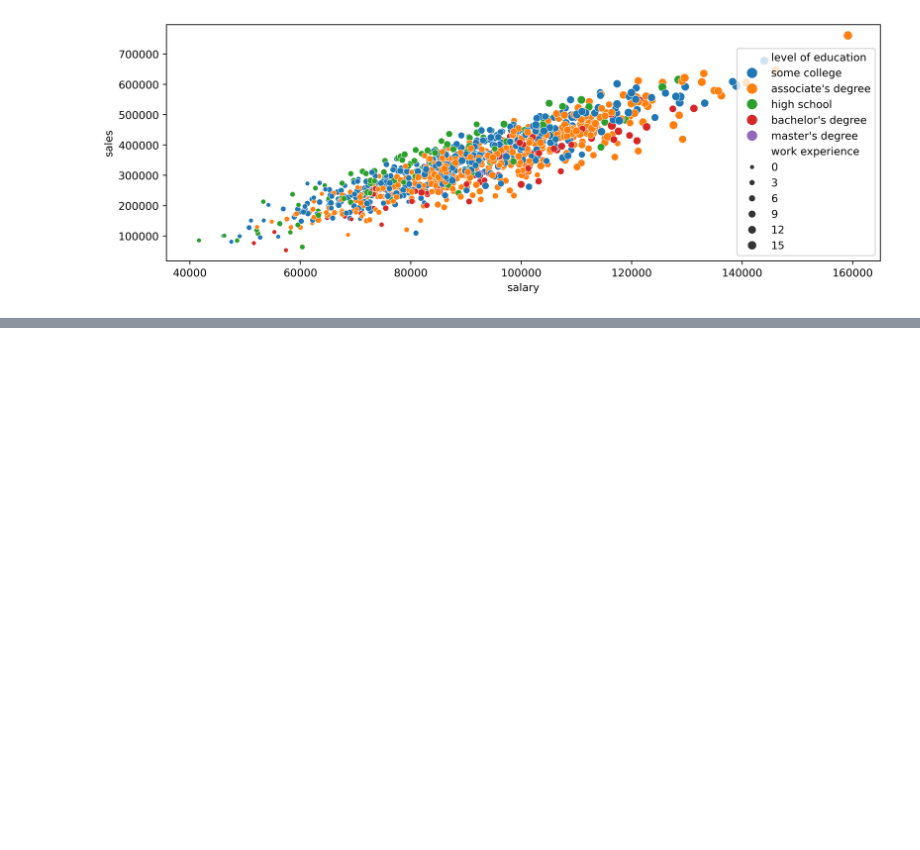
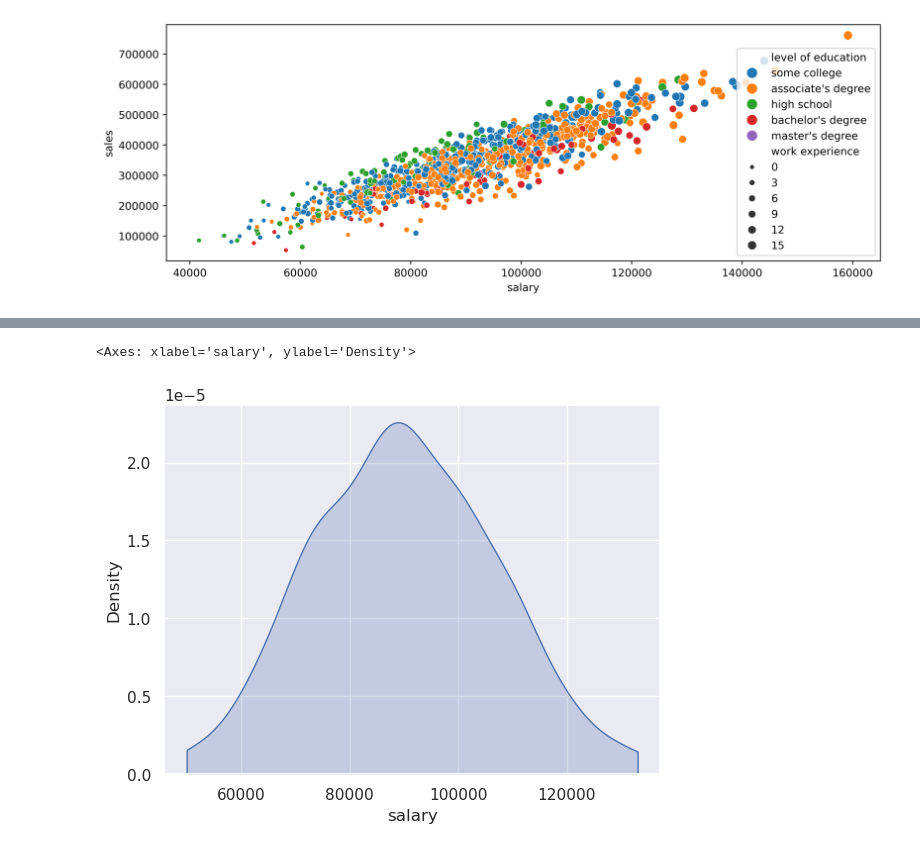
Before and after one commit to Cotidie/STEADY, a Jupyter notebook: knowledge/data-science/03-seaborn.ipynb, the cells around one changed output, grey strips where cells are left out. Drawn from its saved outputs; the diff is of its cells as text; code cells hidden in the pictures; blank space fills up the shorter version.

```diff
--- a/knowledge/data-science/03-seaborn.ipynb
+++ b/knowledge/data-science/03-seaborn.ipynb
@@ -67,0 +101,6 @@ import seaborn as sns
+# %%
+# 3. KDE Plot
+sns.kdeplot(data=office_sales, x='salary', clip=[50000, 133000], bw_adjust=1, fill=True)
+# %% [output]
+<Axes: xlabel='salary', ylabel='Density'>
+[figure, added]
```
Also changed, not shown: parts of 26 cells of this notebook, 5 other files.
